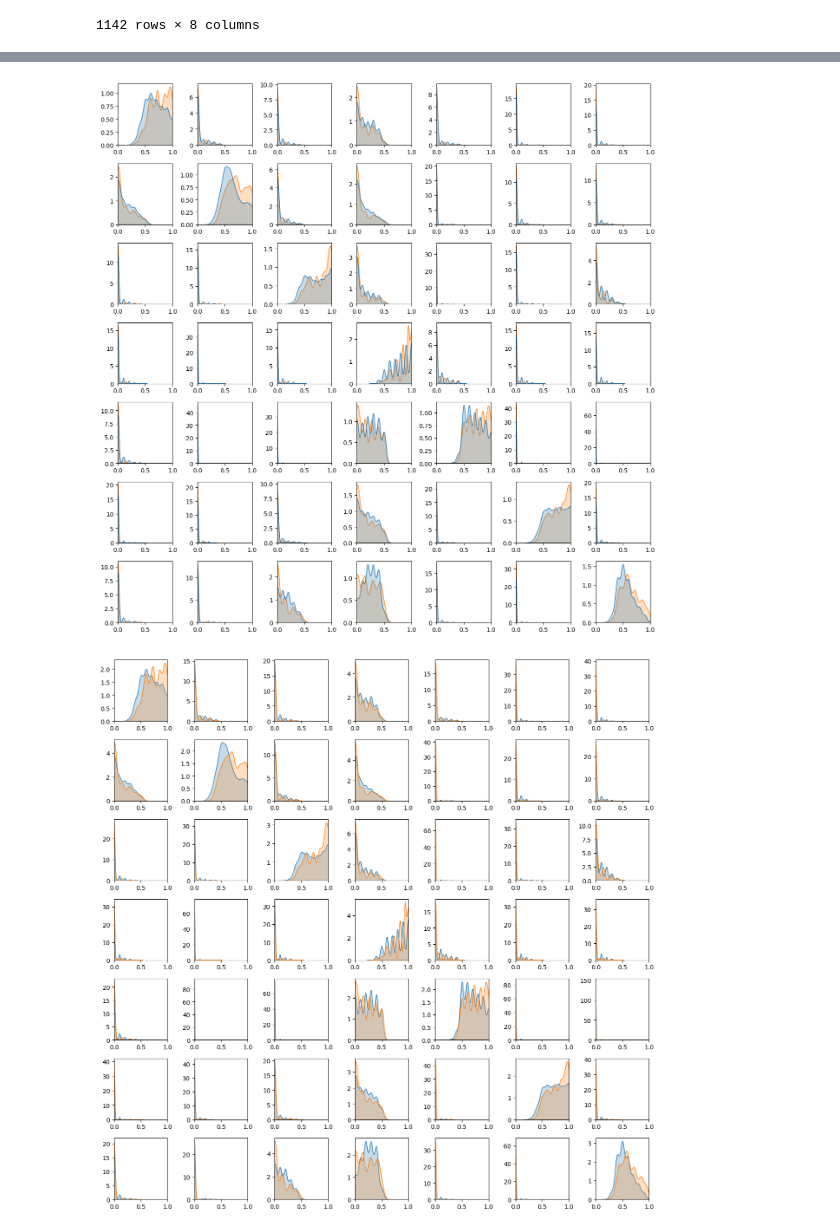
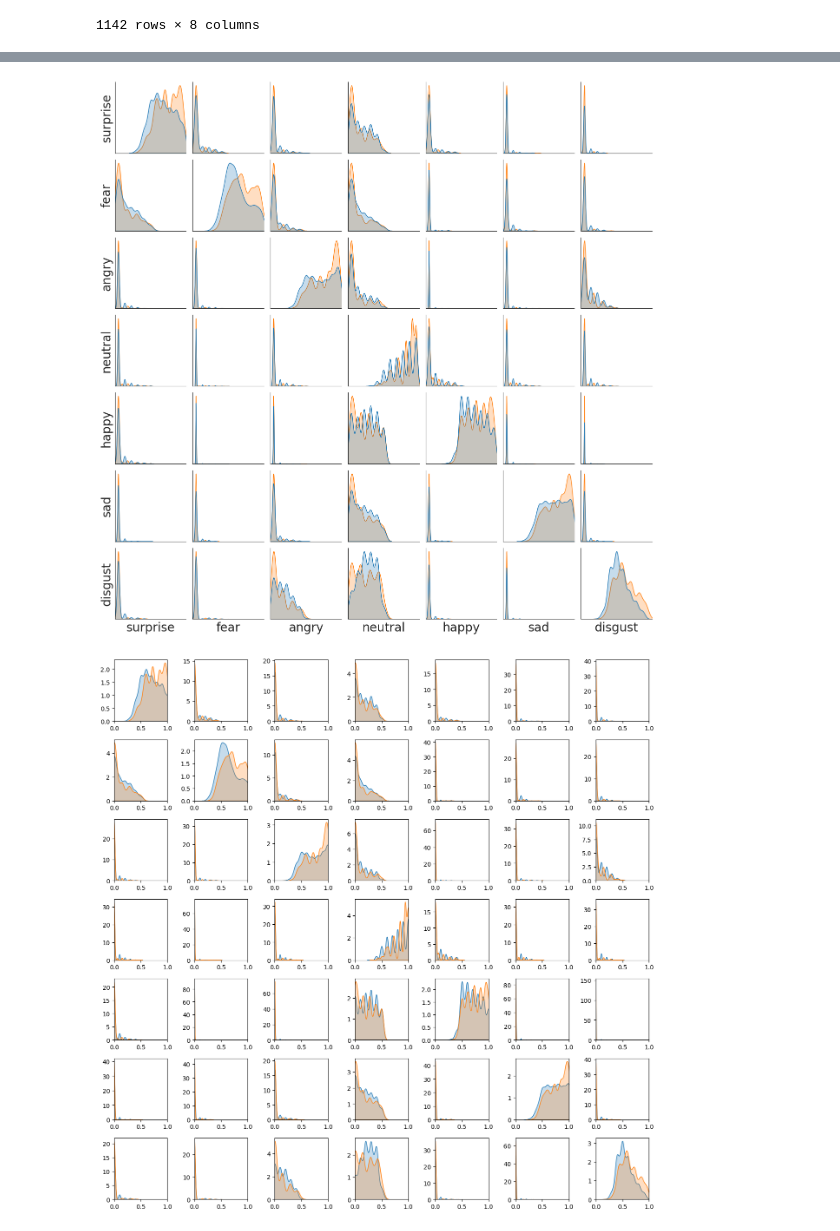
Before and after one commit to 1pha/MulitmodalERC-TensorMixerNetwork, a Jupyter notebook: modeling.ipynb, the cells around one changed output, grey strips where cells are left out. Cells and saved outputs as stored; diff of their text form; code cells hidden in the pictures.

```diff
--- a/modeling.ipynb
+++ b/modeling.ipynb
@@ -108,3 +108,19 @@ selected_emotion_df
 | 22863 | 0.0 | 0.0 | 0.282725 | 0.282725 | 0.0 | 0.0 | 0.434550 | after |
 | 22889 | 0.0 | 0.0 | 0.132567 | 0.433716 | 0.0 | 0.0 | 0.433716 | after |
 1142 rows × 8 columns
+# %%
+sns.set_style("whitegrid")
+
+sns.kdeplot(data=selected_emotion_df,
+                         x="surprise",
+            hue='before_after',
+            # cumulative=True,
+            fill=True, legend=False,
+            # height=5, aspect=1.6,
+            # cut=0,
+            bw_adjust=1,
+            # alpha=.5, linewidth=0.2,
+            common_norm=True,
+            # clip=(0.0, 1.0),
+            # ax=axes[row, col]
+            )
@@ -111,6 +130,8 @@ selected_emotion_df
 # %%
 import matplotlib.pyplot as plt
-
+# import matplotlib.pyplot as plt
+plt.rcParams["font.family"] = "Times New Roman"
+sns.set_style("white")
 
 fig, axes = plt.subplots(7, 7, figsize=(13, 13))
 
@@ -127,42 +148,53 @@ for row, row_emotion in  enumerate(list(idx2emotion.values())):
             fill=True, legend=False,
             # height=5, aspect=1.6,
             # cut=0,
             bw_adjust=1,
             # alpha=.5, linewidth=0.2,
             common_norm=True,
             # clip=(0.0, 1.0),
-            ax=axes[row, col]
+            ax=axes[row, col],
+            # fontdict={"fontsize":17}
             )
-        b_.set_xlim(0, 1)
+        b_.set_xlim(-0.05, 1.05)
         # b_.set_xlim((0,5))
-        b_.set_xlabel(None)
-        b_.set_ylabel(None)
-        # b_.set_yticklabels([])
+        if (col == 0):
+            b_.set_ylabel(row_emotion,fontsize=20 )
+        else:
+            b_.set_ylabel(None)
+        if row== 6:
+
+            b_.set_xlabel(emotion, fontsize=20)
+        else:
+            b_.set_xlabel(None)
+        b_.set_xticklabels([])
+        b_.set_xticks([])
+        # b_.set_ylabel(row_emotion)
+        b_.set_yticklabels([])
+        b_.set_yticks([])
+        # b_.set_axis_off()
 
         # a_=sns.kdeplot(after_df[emotion],
 
         #       fill=True, legend=False,
         #     #   height=5, aspect=1.6,
         #     # cut=0,
         #     common_norm=True,
         #     bw_adjust=1,
         #     # alpha=.5, linewidth=0.2,
         #     # clip=(0.0, 1.0),
         #     ax=axes[row,col]
         #     )
         # a_.set_xlim(0, 1)
         # # a_.set_xlim((0,5))
         # a_.set_xlabel(None)
         # a_.set_ylabel(None)
         # a_.set_yticklabels([])
 
 plt.tight_layout()
+sns.despine()
 plt.show()
-
-# plt.xlabel("Density")
-# plt.xlabel(list(idx2emotion.values()))
 # %% [output]
-[figure, old version]
+[figure, new version]
 # %%
 import matplotlib.pyplot as plt
 
```
Also changed, not shown: parts of 1 cell of this notebook, 2 other files.
